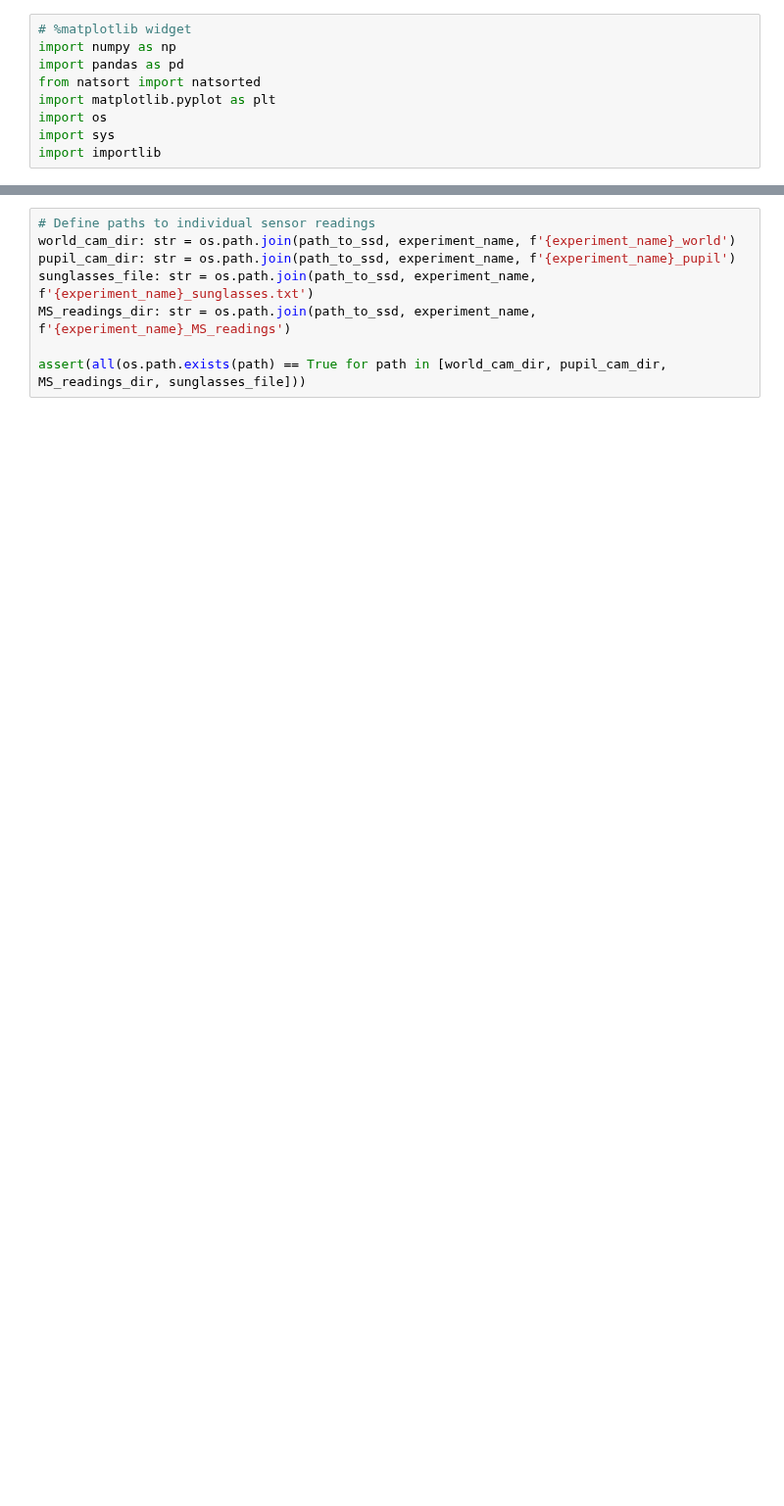
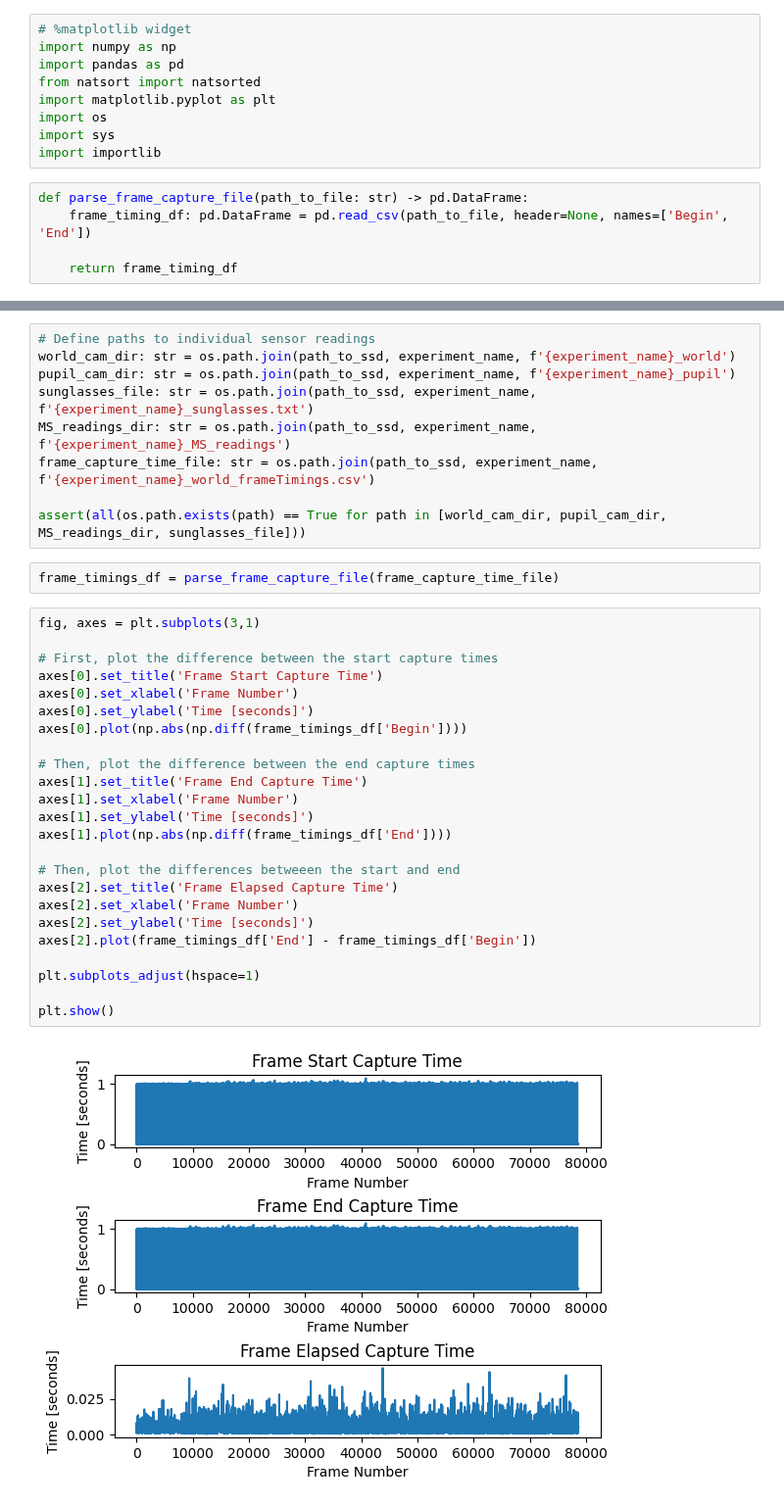
Before and after one commit to gkaguirrelab/combiExperiments, a Jupyter notebook: code/lightLogger/raspberry_pi_firmware/testing.ipynb, the cells around one changed output, grey strips where cells are left out. Shown at 98% size. Cells and saved outputs as stored; diff of their text form; blank space fills up the shorter version.

```diff
--- a/code/lightLogger/raspberry_pi_firmware/testing.ipynb
+++ b/code/lightLogger/raspberry_pi_firmware/testing.ipynb
@@ -7,6 +7,11 @@ import matplotlib.pyplot as plt
 import os
 import sys
 import importlib
+# %%
+def parse_frame_capture_file(path_to_file: str) -> pd.DataFrame:
+    frame_timing_df: pd.DataFrame = pd.read_csv(path_to_file, header=None, names=['Begin', 'End'])
+
+    return frame_timing_df
 # %%
 # Define macro information about where to find the directories/files for all of the data
 path_to_ssd: str = '/Volumes/EXTERNAL1'
@@ -19,5 +24,34 @@ world_cam_dir: str = os.path.join(path_to_ssd, experiment_name, f'{experiment_na
 pupil_cam_dir: str = os.path.join(path_to_ssd, experiment_name, f'{experiment_name}_pupil')
 sunglasses_file: str = os.path.join(path_to_ssd, experiment_name, f'{experiment_name}_sunglasses.txt')
 MS_readings_dir: str = os.path.join(path_to_ssd, experiment_name, f'{experiment_name}_MS_readings')
+frame_capture_time_file: str = os.path.join(path_to_ssd, experiment_name, f'{experiment_name}_world_frameTimings.csv')
 
 assert(all(os.path.exists(path) == True for path in [world_cam_dir, pupil_cam_dir, MS_readings_dir, sunglasses_file]))
+# %%
+frame_timings_df = parse_frame_capture_file(frame_capture_time_file)
+# %%
+fig, axes = plt.subplots(3,1)
+
+# First, plot the difference between the start capture times
+axes[0].set_title('Frame Start Capture Time')
+axes[0].set_xlabel('Frame Number')
+axes[0].set_ylabel('Time [seconds]')
+axes[0].plot(np.abs(np.diff(frame_timings_df['Begin'])))
+
+# Then, plot the difference between the end capture times
+axes[1].set_title('Frame End Capture Time')
+axes[1].set_xlabel('Frame Number')
+axes[1].set_ylabel('Time [seconds]')
+axes[1].plot(np.abs(np.diff(frame_timings_df['End'])))
+
+# Then, plot the differences betweeen the start and end
+axes[2].set_title('Frame Elapsed Capture Time')
+axes[2].set_xlabel('Frame Number')
+axes[2].set_ylabel('Time [seconds]')
+axes[2].plot(frame_timings_df['End'] - frame_timings_df['Begin'])
+
+plt.subplots_adjust(hspace=1)
+
+plt.show()
+# %% [output]
+[figure, added]
```
Also changed, not shown: parts of 8 cells of this notebook, 4 other files.
